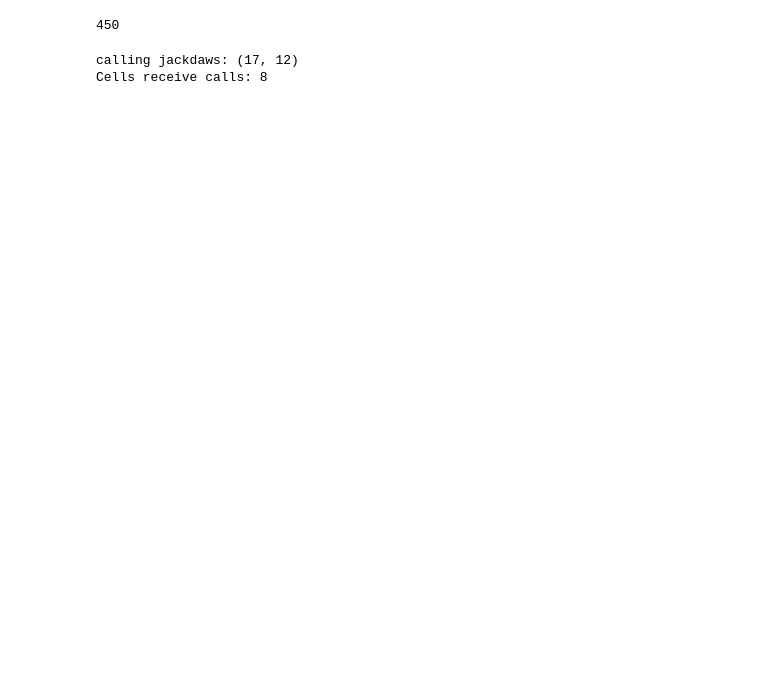
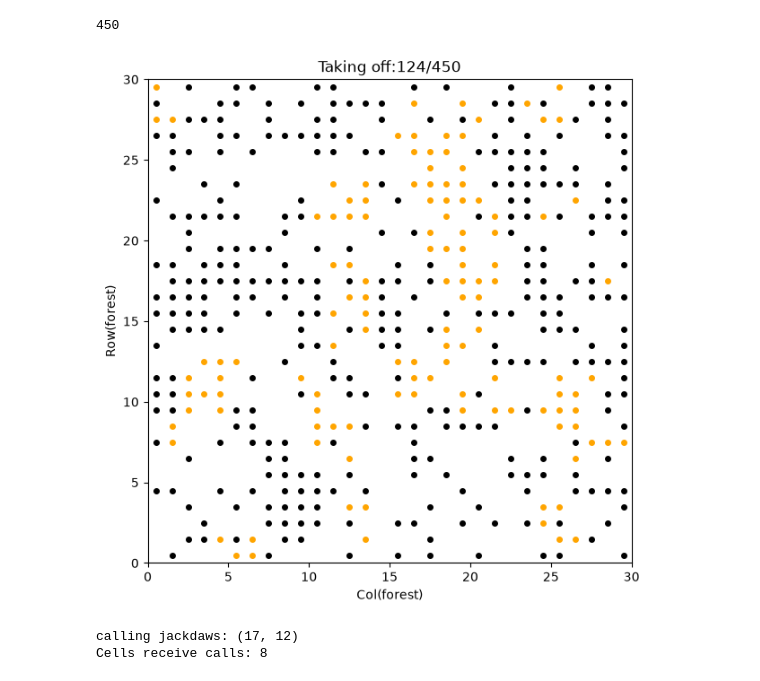
Before and after one commit to Nemu0720/CITS4403-call-range-and-collective-depatures-in-jackdaws, a Jupyter notebook: notebooks/notebook1.ipynb, the cells around one changed output. Cells and saved outputs as stored; diff of their text form; code cells hidden in the pictures; blank space fills up the shorter version.

```diff
--- a/notebooks/notebook1.ipynb
+++ b/notebooks/notebook1.ipynb
@@ -18,3 +28,34 @@ print(len(roost.agents))
+# %%
+plt.figure(figsize=(7,7))
+
+taking_off = 0
+
+for bird in roost.agents:
+    row,col = bird.loc
+
+    if bird.state == "taking_off":
+        color = "orange"
+        taking_off += 1
+
+    else:
+        color = "black"
+
+    plt.plot(
+        col + 0.5,
+        row + 0.5,
+        "o",
+        color=color,
+        markersize=4)
+
+plt.xlim(0,roost.n)
+plt.ylim(0,roost.n)
+plt.gca().set_aspect("equal")
+plt.xlabel("Col(forest)")
+plt.ylabel("Row(forest)")
+plt.title(f"Taking off:{taking_off}/{len(roost.agents)}")
+plt.show()
+# %% [output]
+[figure, added]
 # %%
 #let's add some calling
 
```
Also changed, not shown: parts of 4 cells of this notebook.
